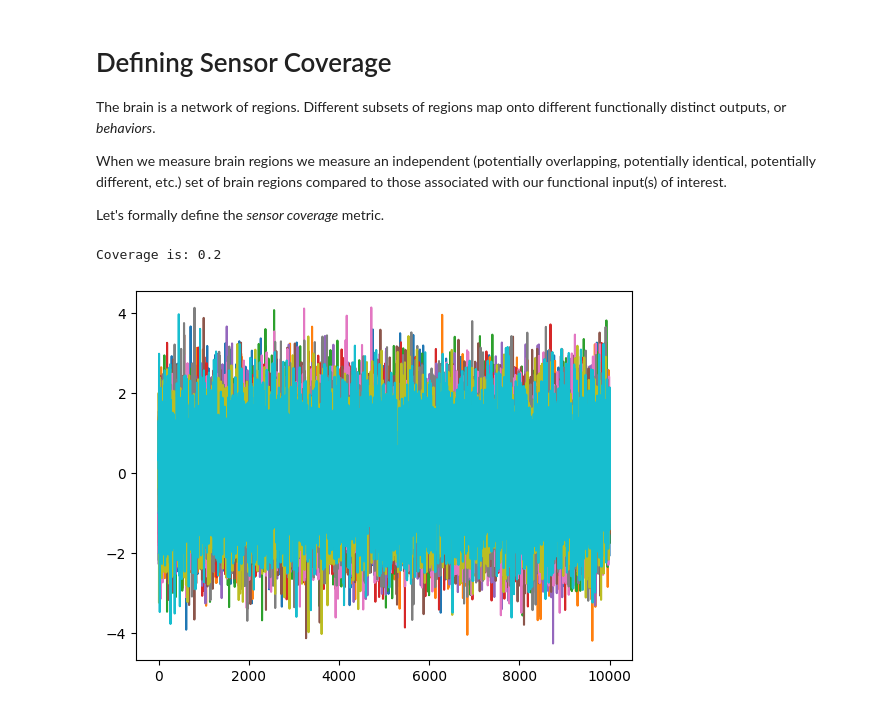
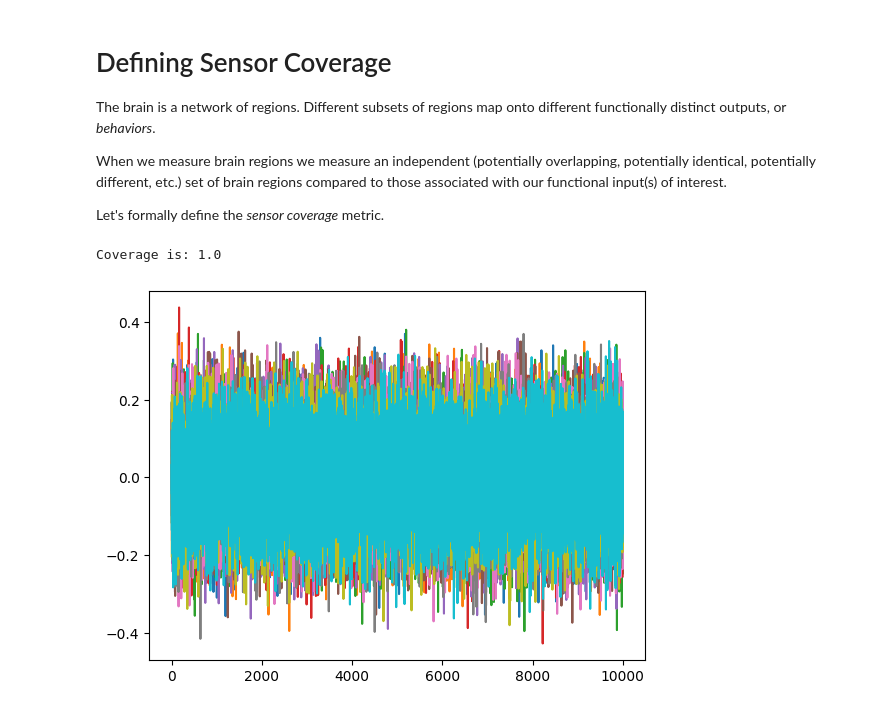
Before and after one commit to virati/DBS_Readouts, a Jupyter notebook: notebooks/A1_coverage.ipynb, the cells around one changed output. Saved outputs shown, nothing was run; the diff lists cells and outputs as text; code cells hidden in the pictures.

Commit message:
changes coverage/overlap

```diff
--- a/notebooks/A1_coverage.ipynb
+++ b/notebooks/A1_coverage.ipynb
@@ -21,23 +21,23 @@ regions = 10
 basic_system = RO_SYS(B = B, M = M, regions = regions)
 
 basic_system.H = nnp.zeros((basic_system.regions, basic_system.B))
-basic_system.H[4:,:] = 1
+basic_system.H[0:,:] = 1
 basic_system.gamma = nnp.zeros((basic_system.regions, basic_system.M))
-basic_system.gamma[0:5,:] = 0.3
+basic_system.gamma[0:5,:] = 1
 
 
 print(f"Coverage is: {str(basic_system.coverage()[0][0])}")
 # %% [output]
-Coverage is: 0.2
+Coverage is: 1.0
 # %%
 # we need a signal for the underlying regions
-T = 10000
-X_regions = nnp.random.multivariate_normal(0*np.zeros(regions),nnp.eye(regions), size=(T,))
+T = 10_000
+X_regions = nnp.random.multivariate_normal(0*np.zeros(regions),nnp.eye(regions)/100, size=(T,))
 
 plt.plot(X_regions)
 plt.show()
 # %% [output]
-[figure, old version]
+[figure, new version]
 # %%
 from scipy.stats import pearsonr
 import statsmodels.api as sm
```
Also changed, not shown: parts of 3 cells of this notebook.
